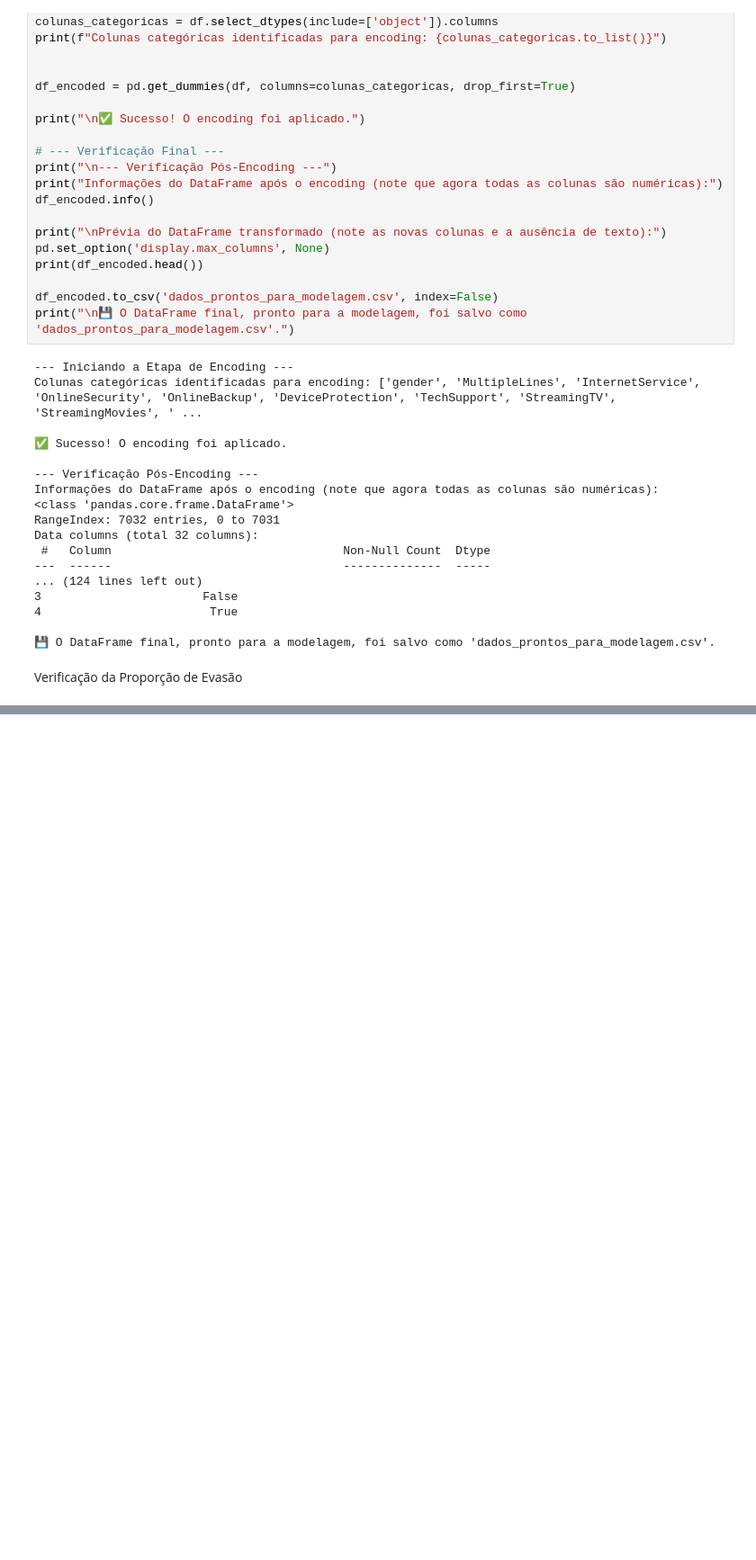
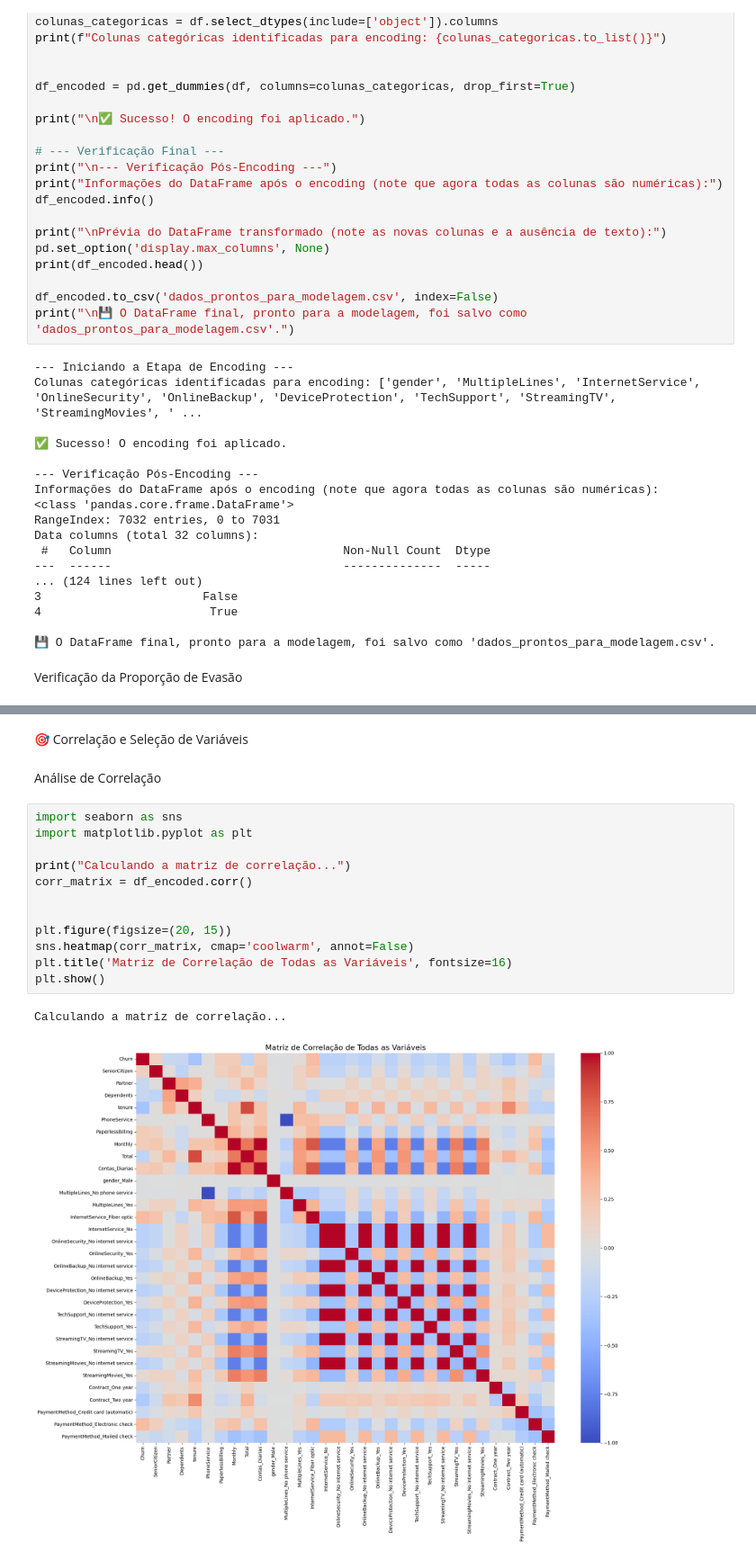
Before and after one commit to jhonatanwsds/TelecomX_BR_Modelagem, a Jupyter notebook: TelecomX_BR_Modelagem.ipynb, the cells around one changed output, grey strips where cells are left out. Shown at 90% size. Drawn from its saved outputs; the diff is of its cells as text; blank space fills up the shorter version.

```diff
--- a/TelecomX_BR_Modelagem.ipynb
+++ b/TelecomX_BR_Modelagem.ipynb
@@ -120,0 +248,19 @@ Verificação da Proporção de Evasão
+# %% [markdown]
+🎯 Correlação e Seleção de Variáveis
+# %% [markdown]
+Análise de Correlação
+# %%
+import seaborn as sns
+import matplotlib.pyplot as plt
+
+print("Calculando a matriz de correlação...")
+corr_matrix = df_encoded.corr()
+
+
+plt.figure(figsize=(20, 15))
+sns.heatmap(corr_matrix, cmap='coolwarm', annot=False)
+plt.title('Matriz de Correlação de Todas as Variáveis', fontsize=16)
+plt.show()
+# %% [output]
+Calculando a matriz de correlação...
+[figure, added]
```
Also changed, not shown: parts of 6 cells of this notebook.
